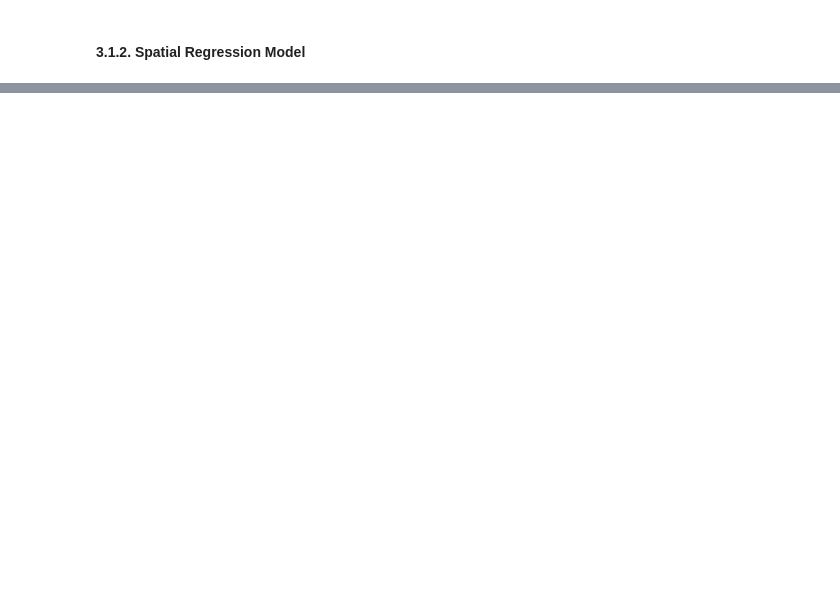
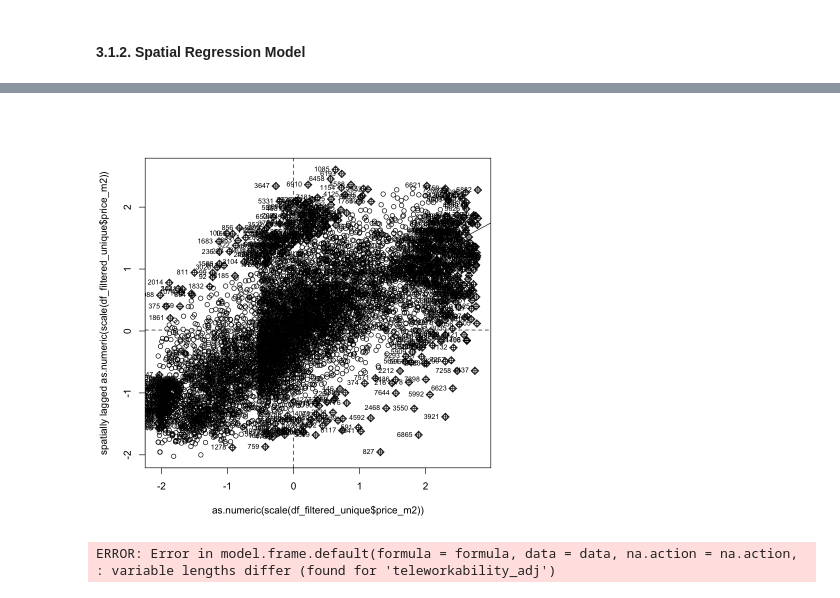
Before and after one commit to halefmichel/halef-thesis, a Jupyter notebook: regression/main/spatial_regressions_sell.ipynb, the cells around one changed output, grey strips where cells are left out. Saved outputs shown, nothing was run; the diff lists cells and outputs as text; code cells hidden in the pictures; blank space fills up the shorter version.

```diff
--- a/regression/main/spatial_regressions_sell.ipynb
+++ b/regression/main/spatial_regressions_sell.ipynb
@@ -332,0 +328,25 @@ also installing the dependencies ‘Deriv’, ‘microbenchmark’, ‘doBy’
+# %%
+# Remova coordenadas duplicadas e os dados correspondentes
+coords_unique <- coords[!duplicated_coords, ]
+df_filtered_unique <- df_filtered[!duplicated_coords, ]
+
+# Construção da matriz de pesos espaciais
+nb <- knn2nb(knearneigh(coords_unique, k = 3))
+listw <- nb2listw(nb, style = "W")
+
+# Verifique o comprimento das variáveis novamente
+lengths <- sapply(df_filtered_unique, length)
+if (any(lengths != nrow(df_filtered_unique))) {
+  stop("Mismatch between variable lengths and data frame rows.")
+}
+
+# Plot de Moran para verificar autocorrelação espacial
+moran.plot(as.numeric(scale(df_filtered_unique$price_m2)), listw = listw)
+# %% [output]
+[figure, added]
+# %%
+# Ajuste do modelo espacial
+reg_lag <- lagsarlm(params, data = df_filtered_unique, listw = listw)
+summary(reg_lag)
+# %% [output]
+ERROR: Error in model.frame.default(formula = formula, data = data, na.action = na.action, : variable lengths differ (found for 'teleworkability_adj')
```
Also changed, not shown: parts of 11 cells of this notebook.
